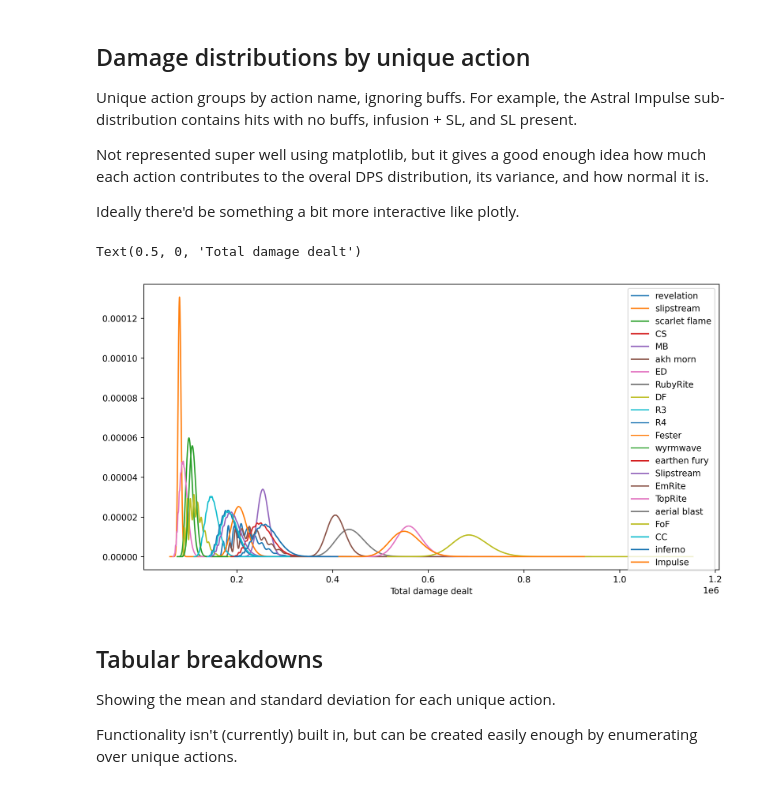
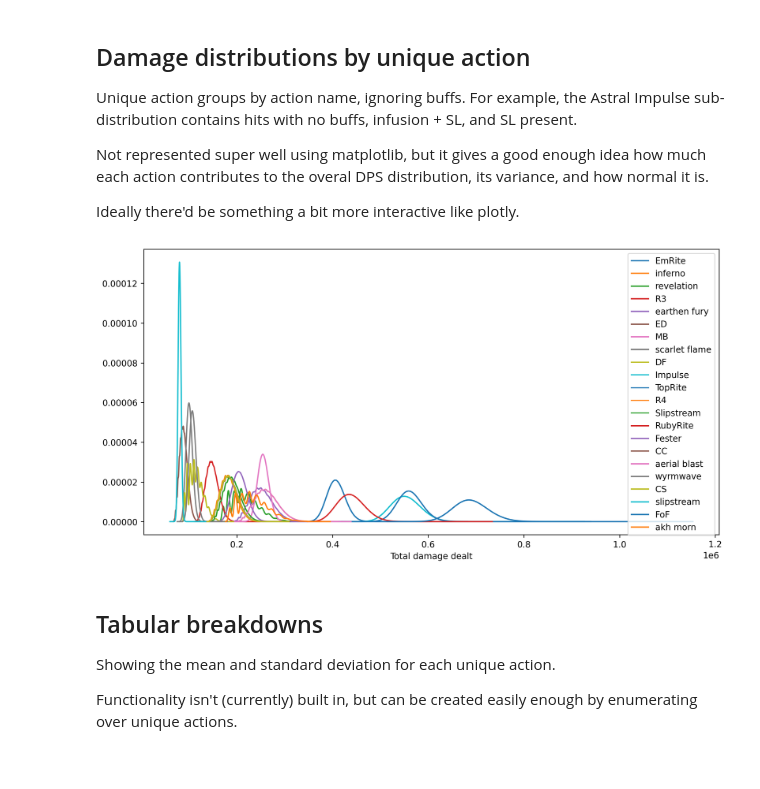
Before and after one commit to ffxiv-acerola/ffxiv_stats, a Jupyter notebook: examples/smn-rotation-comparison/smn-rotation-analysis.ipynb, the cells around one changed output. Saved outputs shown, nothing was run; the diff lists cells and outputs as text; code cells hidden in the pictures.

Commit message:
update legend loc

```diff
--- a/examples/smn-rotation-comparison/smn-rotation-analysis.ipynb
+++ b/examples/smn-rotation-comparison/smn-rotation-analysis.ipynb
@@ -263,11 +263,12 @@ Ideally there'd be something a bit more interactive like plotly.
 # %%
 fig, ax = plt.subplots(1, 1, figsize=(12,6), dpi=250)
 
 smn_rotation.plot_unique_action_distributions(ax=ax)
 ax.set_xlabel('Total damage dealt')
+ax.legend(loc='upper right')
+plt.show()
 # %% [output]
-Text(0.5, 0, 'Total damage dealt')
-[figure, old version]
+[figure, new version]
 # %% [markdown]
 ## Tabular breakdowns
 
```
